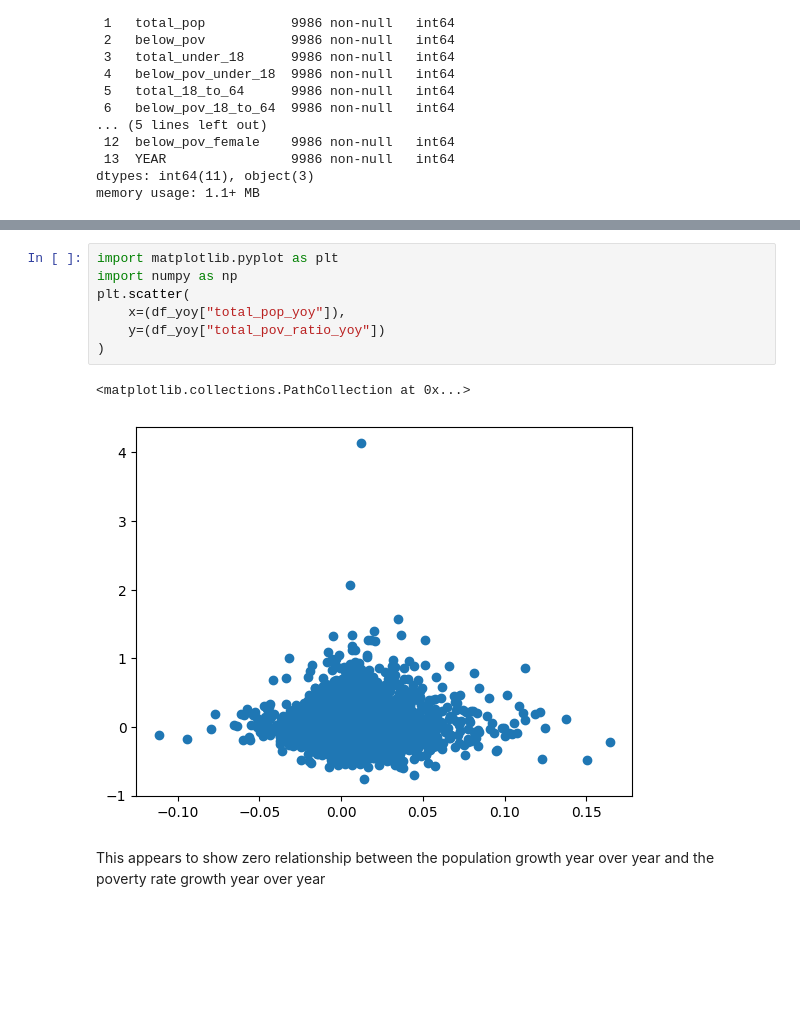
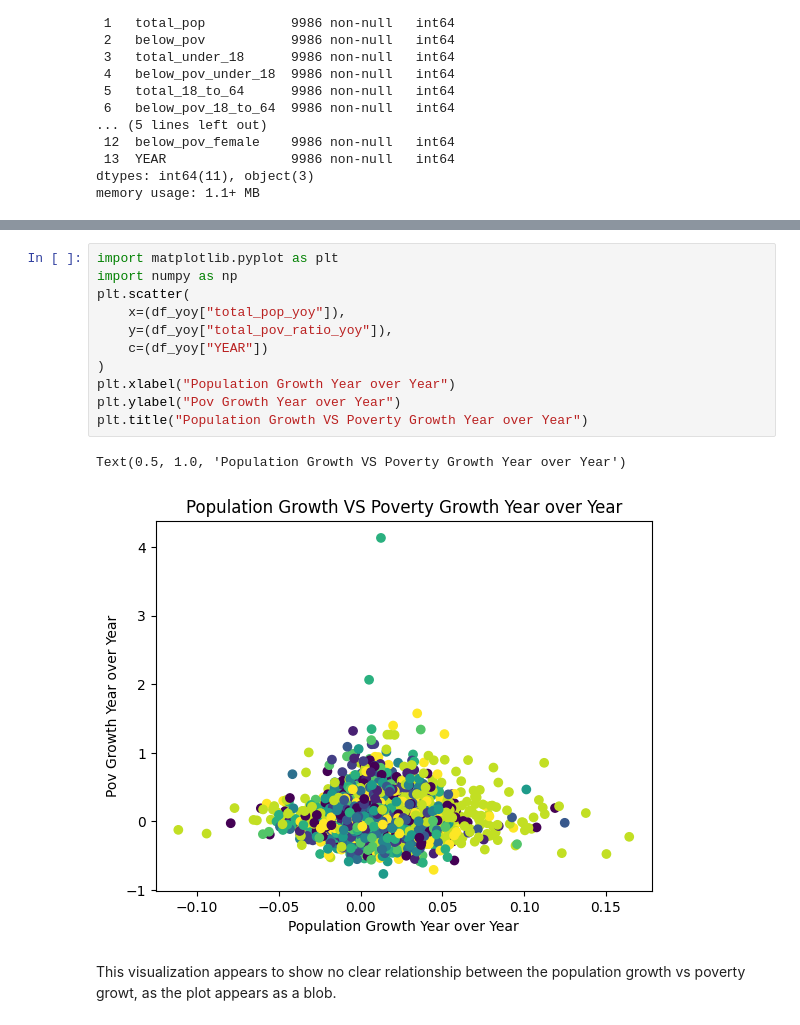
Before and after one commit to jacobshaw42/ds590_data_viz_project, a Jupyter notebook: js_first_nb.ipynb, the cells around one changed output, grey strips where cells are left out. Saved outputs shown, nothing was run; the diff lists cells and outputs as text; blank space fills up the shorter version.

```diff
--- a/js_first_nb.ipynb
+++ b/js_first_nb.ipynb
@@ -96,12 +168,16 @@ df_yoy
 # %%
 import matplotlib.pyplot as plt
 import numpy as np
 plt.scatter(
     x=(df_yoy["total_pop_yoy"]),
-    y=(df_yoy["total_pov_ratio_yoy"])
+    y=(df_yoy["total_pov_ratio_yoy"]),
+    c=(df_yoy["YEAR"])
 )
+plt.xlabel("Population Growth Year over Year")
+plt.ylabel("Pov Growth Year over Year")
+plt.title("Population Growth VS Poverty Growth Year over Year")
 # %% [output]
-<matplotlib.collections.PathCollection at 0x...>
+Text(0.5, 1.0, 'Population Growth VS Poverty Growth Year over Year')
-[figure, old version]
+[figure, new version]
 # %% [markdown]
-This appears to show zero relationship between the population growth year over year and the poverty rate growth year over year
+This visualization appears to show no clear relationship between the population growth vs poverty growt, as the plot appears as a blob.
```
Also changed, not shown: parts of 7 cells of this notebook.
